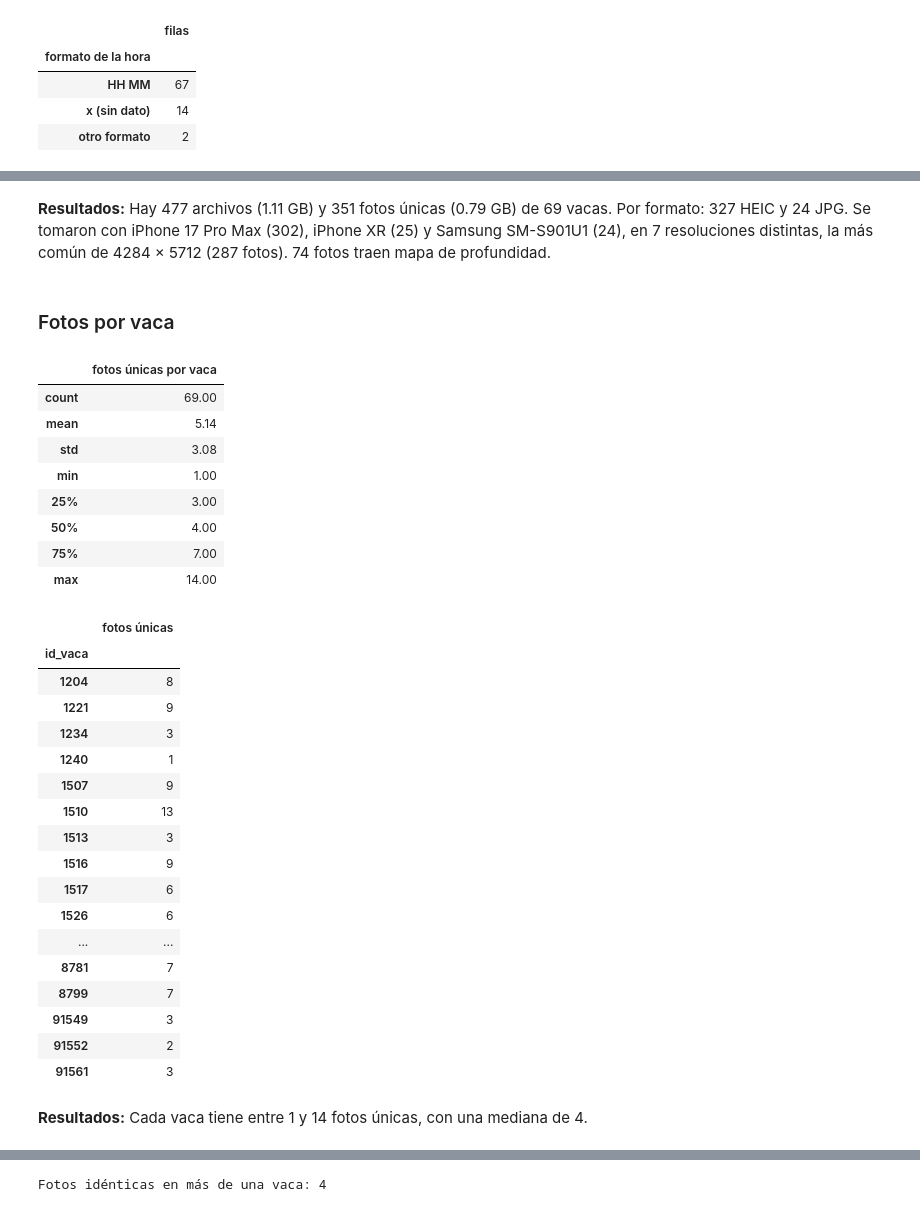
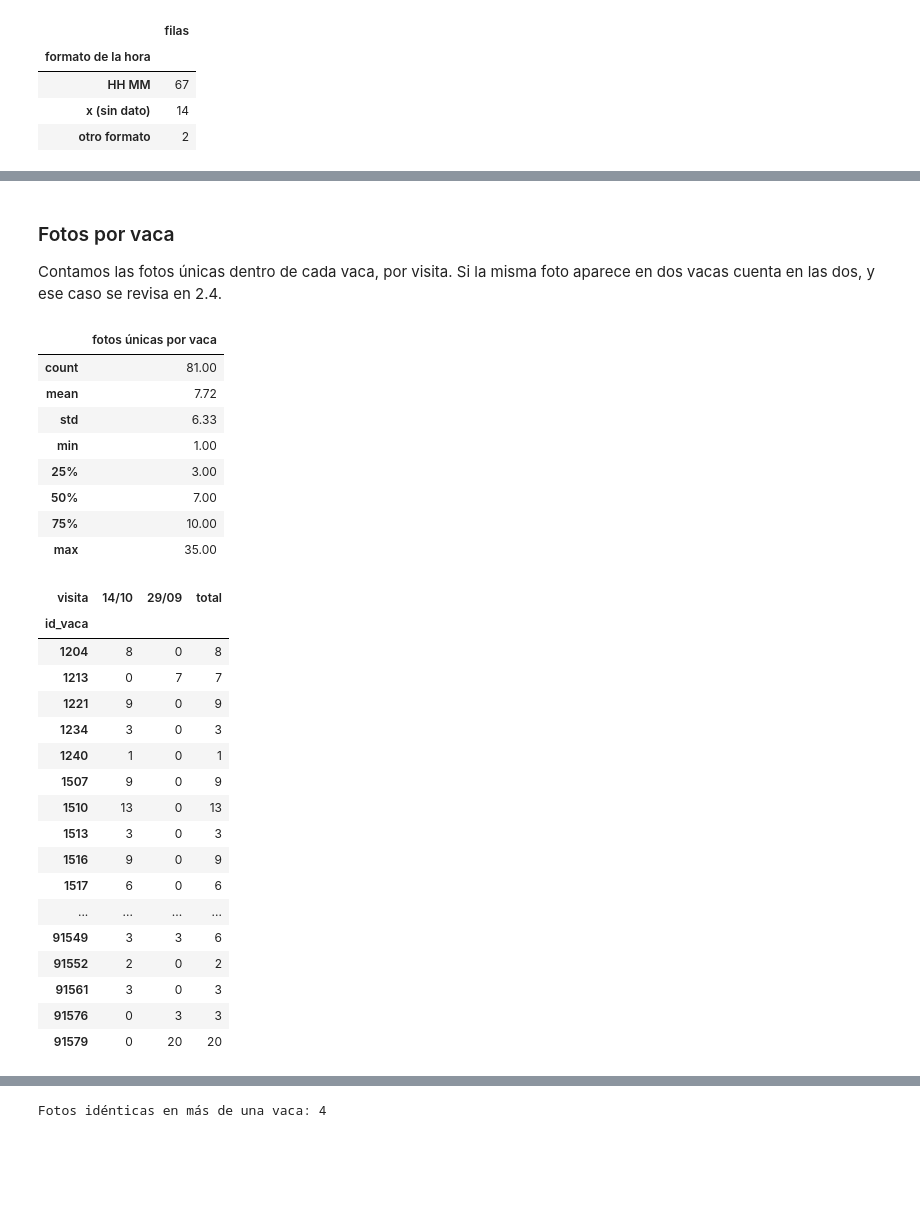
Before and after one commit to AIPorDefinir/ai-model-tutsipink, a Jupyter notebook: src/notebooks/02-data-understanding/01_du_bcs_problem.ipynb, the cells around one changed output, grey strips where cells are left out. Cells and saved outputs as stored; diff of their text form; code cells hidden in the pictures; blank space fills up the shorter version.

```diff
--- a/src/notebooks/02-data-understanding/01_du_bcs_problem.ipynb
+++ b/src/notebooks/02-data-understanding/01_du_bcs_problem.ipynb
@@ -93,17 +95,23 @@ try:
 except ImportError:
     LEE_HEIC = False
 
+# Carpeta donde se descargaron los datos de S3
 RAIZ = Path(DESTINO)
 DIR_FOTOS = RAIZ / "fotosextraidas"
 BITACORA = RAIZ / "etiquetas_bsc.xlsx"
+HOJA = RAIZ / "bitacora_hoja_manuscrita.csv"
 DIR_CSV = RAIZ / "csv"
 VMS3 = DIR_CSV / "vms-3.csv"
 
+# Las carpetas de la visita del 14/10 traen el sufijo de descarga de Drive (ej. 1204-20261024T003512Z-1-001)
+PATRON_DESCARGA = re.compile(r"-\d{8}T\d{6}Z")
+
+# Las gráficas se guardan junto al notebook
 FIGURAS = Path("figuras")
 FIGURAS.mkdir(exist_ok=True)
 
 pd.set_option("display.max_rows", 120)
-for p in (DIR_FOTOS, BITACORA, DIR_CSV, VMS3):
+for p in (DIR_FOTOS, BITACORA, HOJA, DIR_CSV, VMS3):
     print("OK       " if p.exists() else "NO EXISTE", p)
 print("Lectura de HEIC:", "sí" if LEE_HEIC else "no (instala pillow-heif)")
 # %% [output]
@@ -177,6 +201,7 @@ for p in sorted(DIR_FOTOS.rglob("*")):
     if p.is_file() and p.suffix.lower() in EXT_FOTO and not p.name.startswith("."):
         rel = p.relative_to(DIR_FOTOS)
         filas.append({"id_vaca": p.parent.name.strip(), "descarga": rel.parts[0],
+                      "visita": "14/10" if PATRON_DESCARGA.search(rel.parts[0]) else "29/09",
                       "archivo": p.name, "ruta": str(rel), "ext": p.suffix.lower(),
                       "bytes": p.stat().st_size, "sha256": sha256(p)})
 fotos = pd.DataFrame(filas)
@@ -186,8 +211,12 @@ csv_ordeno = sorted(p for p in DIR_CSV.rglob("*.csv") if p.stem.strip().isdigit(
 ids_ordeno = {p.stem.strip() for p in csv_ordeno}
 
 fuentes = pd.DataFrame([
-    {"fuente": "Fotos (fotosextraidas/)", "archivos": len(fotos), "MB": fotos["bytes"].sum() / 1e6},
-    {"fuente": "Bitácora de expertos (etiquetas_bsc.xlsx)", "archivos": 1, "MB": BITACORA.stat().st_size / 1e6},
+    {"fuente": "Fotos de la visita del 14/10 (fotosextraidas/)", "archivos": int((fotos["visita"] == "14/10").sum()),
+     "MB": fotos.loc[fotos["visita"] == "14/10", "bytes"].sum() / 1e6},
+    {"fuente": "Fotos de la visita del 29/09 (fotosextraidas/)", "archivos": int((fotos["visita"] == "29/09").sum()),
+     "MB": fotos.loc[fotos["visita"] == "29/09", "bytes"].sum() / 1e6},
+    {"fuente": "Bitácora de expertos del 14/10 (etiquetas_bsc.xlsx)", "archivos": 1, "MB": BITACORA.stat().st_size / 1e6},
+    {"fuente": "Hoja manuscrita del 29/09 (bitacora_hoja_manuscrita.csv)", "archivos": 1, "MB": HOJA.stat().st_size / 1e6},
     {"fuente": "Dataset VMS 3 (vms-3.csv)", "archivos": 1, "MB": VMS3.stat().st_size / 1e6},
     {"fuente": "CSV de ordeño (uno por vaca)", "archivos": len(csv_ordeno),
      "MB": sum(p.stat().st_size for p in csv_ordeno) / 1e6},
@@ -372,40 +511,41 @@ display(unicas["fecha"].replace("", "(sin dato)").value_counts().rename_axis("fe
-# %% [markdown]
-**Resultados:** Hay 477 archivos (1.11 GB) y 351 fotos únicas (0.79 GB) de 69 vacas. Por formato: 327 HEIC y 24 JPG. Se tomaron con iPhone 17 Pro Max (302), iPhone XR (25) y Samsung SM-S901U1 (24), en 7 resoluciones distintas, la más común de 4284 × 5712 (287 fotos). 74 fotos traen mapa de profundidad.
 # %% [markdown]
 ### Fotos por vaca
+
+Contamos las fotos únicas dentro de cada vaca, por visita. Si la misma foto aparece en dos vacas cuenta en las dos, y ese caso se revisa en 2.4.
 # %%
-por_vaca = fotos.drop_duplicates(["id_vaca", "sha256"]).groupby("id_vaca").size().rename("fotos únicas")
-por_vaca = por_vaca.loc[ordenar_ids(por_vaca.index)]
+pv = fotos.drop_duplicates(["id_vaca", "sha256"])
+por_vaca_visita = pd.crosstab(pv["id_vaca"], pv["visita"]).reindex(columns=["14/10", "29/09"], fill_value=0)
+por_vaca_visita["total"] = por_vaca_visita.sum(axis=1)
+por_vaca_visita = por_vaca_visita.loc[ordenar_ids(por_vaca_visita.index)]
+por_vaca = por_vaca_visita["total"].rename("fotos únicas")
 display(por_vaca.describe().round(2).to_frame("fotos únicas por vaca"))
-display(por_vaca.to_frame())
+display(por_vaca_visita)
 # %% [output]
 |  | fotos únicas por vaca |
-| count | 69.00 |
-| mean | 5.14 |
-| std | 3.08 |
+| count | 81.00 |
+| mean | 7.72 |
+| std | 6.33 |
 | min | 1.00 |
 | 25% | 3.00 |
-| 50% | 4.00 |
-| 75% | 7.00 |
-| max | 14.00 |
+| 50% | 7.00 |
+| 75% | 10.00 |
+| max | 35.00 |
-|  | fotos únicas |
-| id_vaca |  |
-| 1204 | 8 |
-| 1221 | 9 |
-| 1234 | 3 |
-| 1240 | 1 |
-| 1507 | 9 |
-| 1510 | 13 |
-| 1513 | 3 |
-| 1516 | 9 |
-| 1517 | 6 |
-| 1526 | 6 |
-| ... | ... |
-| 8781 | 7 |
-| 8799 | 7 |
-| 91549 | 3 |
-| 91552 | 2 |
-| 91561 | 3 |
+| visita | 14/10 | 29/09 | total |
+| id_vaca |  |  |  |
+| 1204 | 8 | 0 | 8 |
+| 1213 | 0 | 7 | 7 |
+| 1221 | 9 | 0 | 9 |
+| 1234 | 3 | 0 | 3 |
+| 1240 | 1 | 0 | 1 |
+| 1507 | 9 | 0 | 9 |
+| 1510 | 13 | 0 | 13 |
+| 1513 | 3 | 0 | 3 |
+| 1516 | 9 | 0 | 9 |
+| 1517 | 6 | 0 | 6 |
+| ... | ... | ... | ... |
+| 91549 | 3 | 3 | 6 |
+| 91552 | 2 | 0 | 2 |
+| 91561 | 3 | 0 | 3 |
+| 91576 | 0 | 3 | 3 |
+| 91579 | 0 | 20 | 20 |
-# %% [markdown]
-**Resultados:** Cada vaca tiene entre 1 y 14 fotos únicas, con una mediana de 4.
 # %% [markdown]
```
Also changed, not shown: parts of 55 cells of this notebook, 6 other files.
